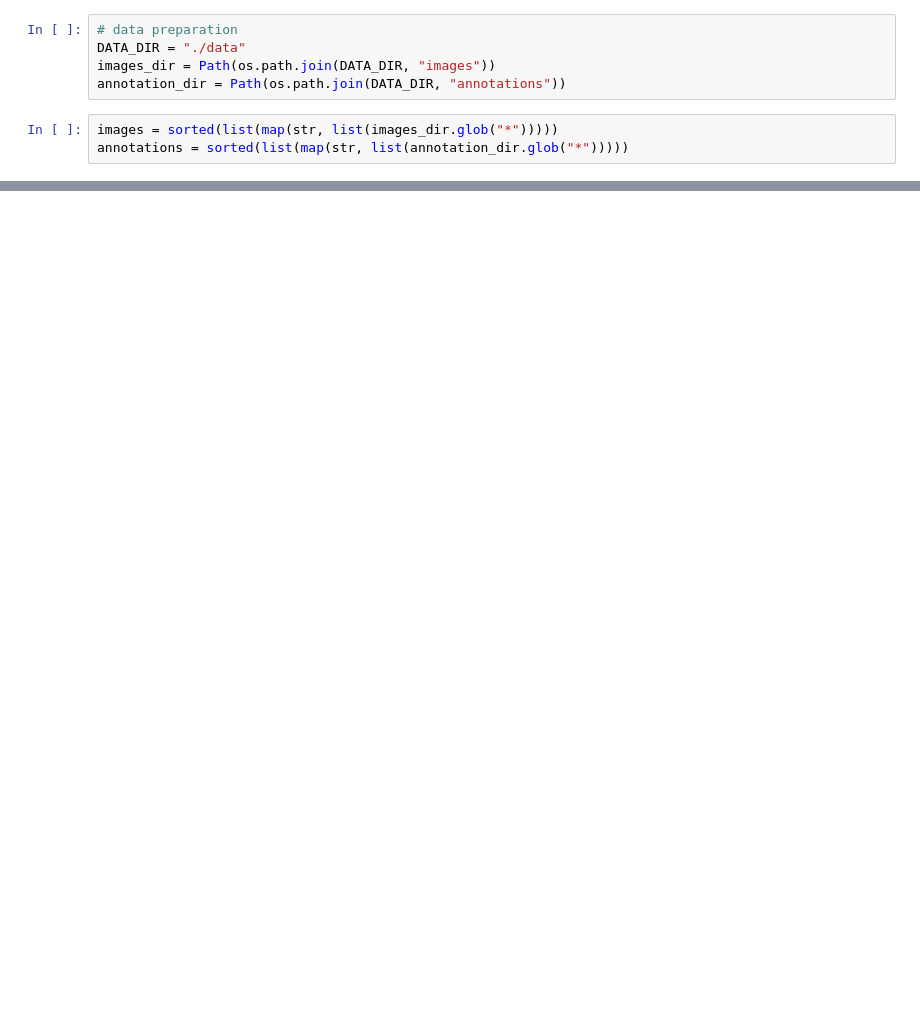
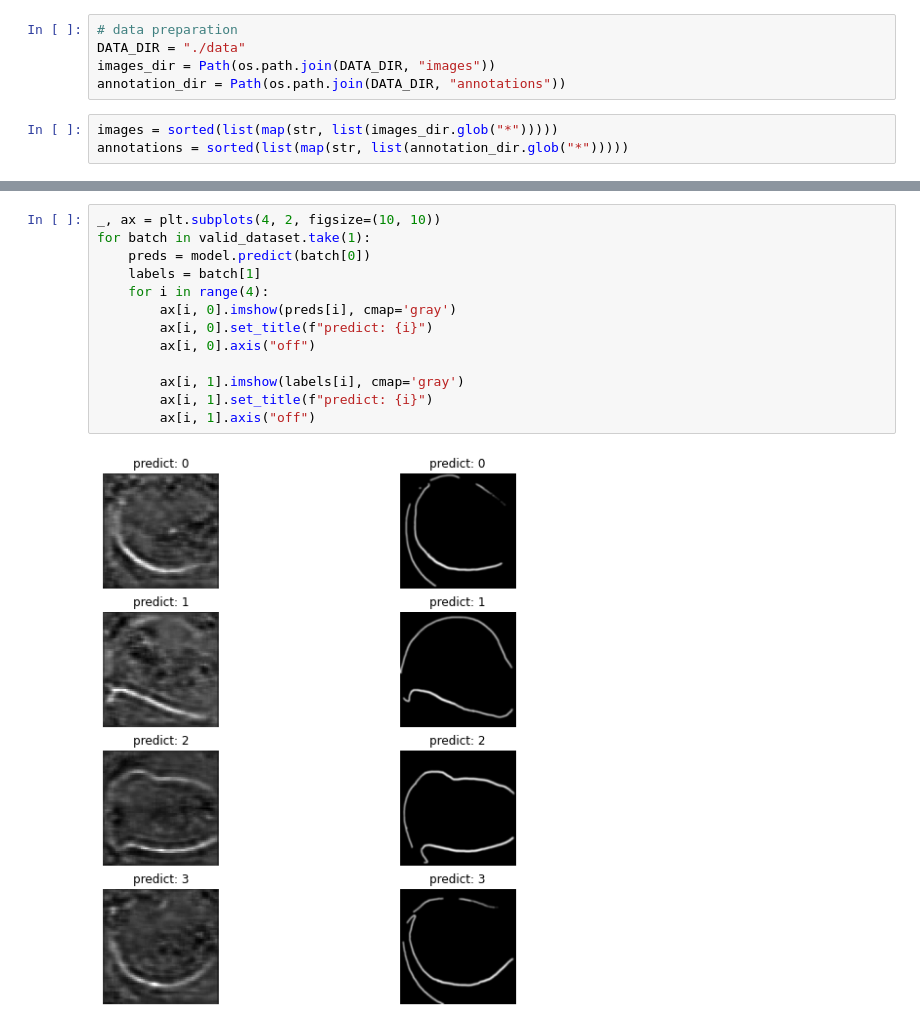
Before and after one commit to RyotaFuwa/line_detection_with_omni_camera, a Jupyter notebook: main.ipynb, the cells around one changed output, grey strips where cells are left out. Saved outputs shown, nothing was run; the diff lists cells and outputs as text; blank space fills up the shorter version.

```diff
--- a/main.ipynb
+++ b/main.ipynb
@@ -149,0 +178,15 @@ ValueError: in user code:
+# %%
+_, ax = plt.subplots(4, 2, figsize=(10, 10))
+for batch in valid_dataset.take(1):
+    preds = model.predict(batch[0])
+    labels = batch[1]
+    for i in range(4):
+        ax[i, 0].imshow(preds[i], cmap='gray')
+        ax[i, 0].set_title(f"predict: {i}")
+        ax[i, 0].axis("off")
+
+        ax[i, 1].imshow(labels[i], cmap='gray')
+        ax[i, 1].set_title(f"predict: {i}")
+        ax[i, 1].axis("off")
+# %% [output]
+[figure, added]
```
Also changed, not shown: parts of 8 cells of this notebook.
